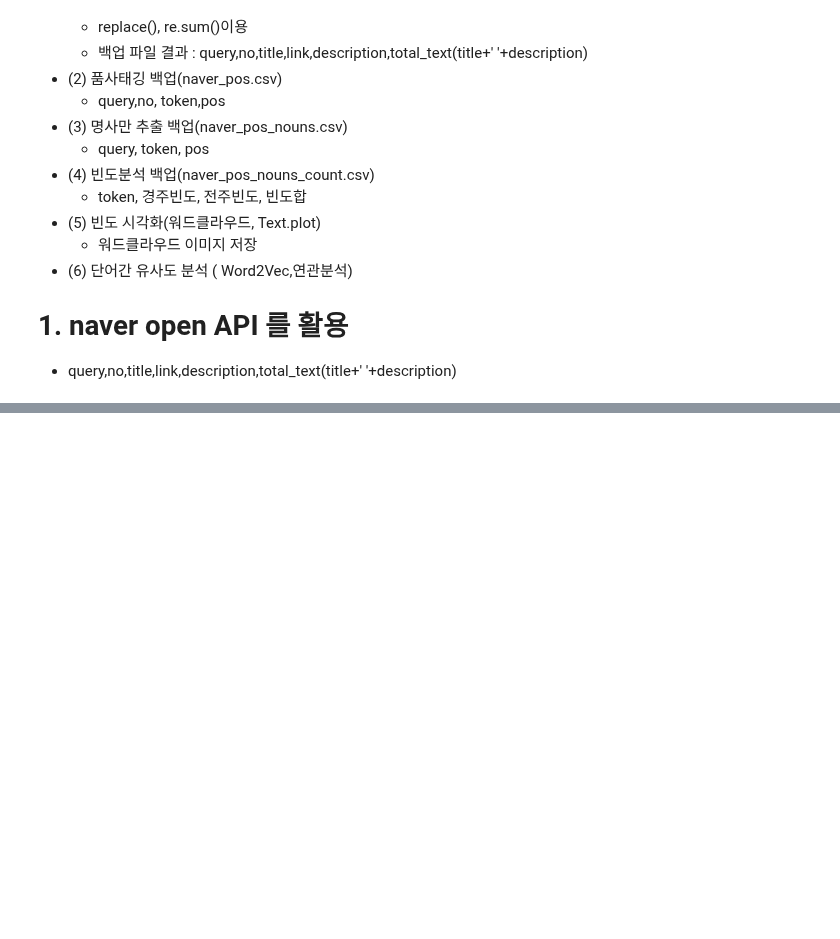
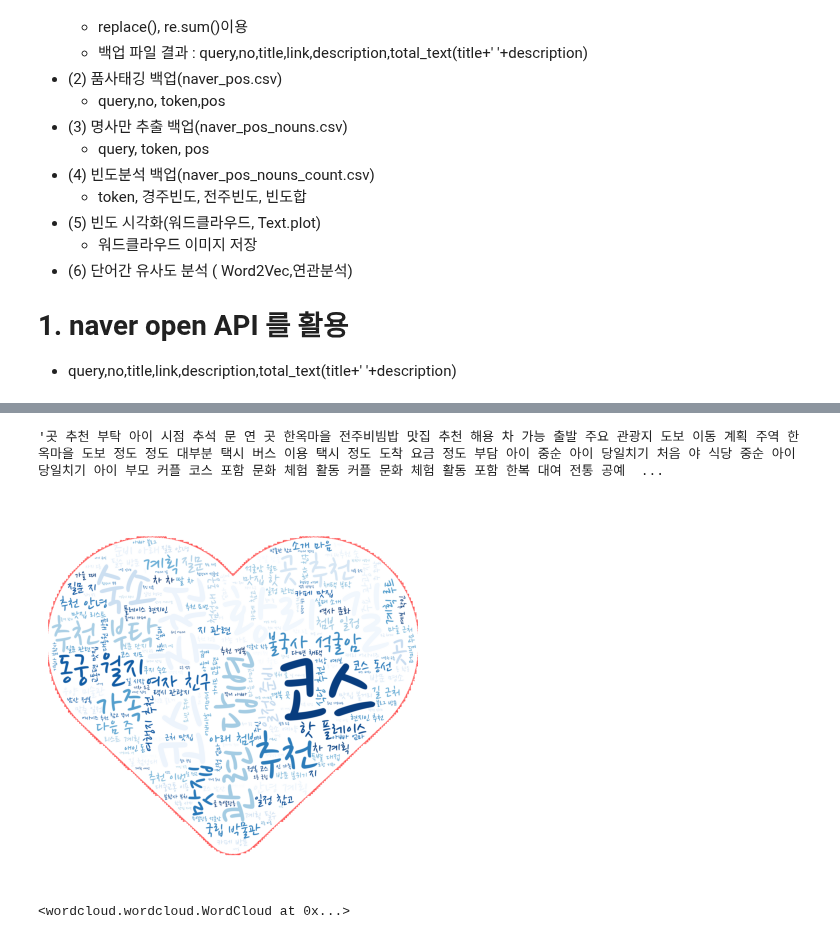
Before and after one commit to jaynano44/ai, a Jupyter notebook: source/07_자연어처리/ch3_한글형태소분석_시각화_유사도분석_Quiz.ipynb, the cells around one changed output, grey strips where cells are left out. Cells and saved outputs as stored; diff of their text form; code cells hidden in the pictures; blank space fills up the shorter version.

```diff
--- a/source/07_자연어처리/ch3_한글형태소분석_시각화_유사도분석_Quiz.ipynb
+++ b/source/07_자연어처리/ch3_한글형태소분석_시각화_유사도분석_Quiz.ipynb
@@ -35,0 +310,3 @@ table.dataframe{font-size:12px;}
+# %%
+df_nouns = pd.read_csv('data/naver_pos_nouns.csv',encoding='cp949')
+df_nouns.loc[::3000]
@@ -35,0 +321,36 @@ table.dataframe{font-size:12px;}
+# %%
+df_gj_noun_list = df_nouns.loc[df_nouns['query']=='경주 여행','token'].to_list()
+df_jj_noun_list = df_nouns.loc[df_nouns['query']=='전주 여행','token'].to_list()
+gj_text = ' '.join(df_gj_noun_list)
+jj_text = ' '.join(df_jj_noun_list)
+# %% [output]
+'곳 추천 부탁 아이 시점 추석 문 연 곳 한옥마을 전주비빔밥 맛집 추천 해용 차 가능 출발 주요 관광지 도보 이동 계획 주역 한옥마을 도보 정도 정도 대부분 택시 버스 이용 택시 정도 도착 요금 정도 부담 아이 중순 아이 당일치기 처음 야 식당 중순 아이 당일치기 아이 부모 커플 코스 포함 문화 체험 활동 커플 문화 체험 활동 포함 한복 대여 전통 공예  ...
+# %%
+import numpy as np
+from PIL import Image
+from wordcloud import WordCloud
+import matplotlib.pyplot as plt
+img = Image.open('data/heart.jpg')
+mask = np.array(img)
+# 불용어 = {'길'}
+wordcloud = WordCloud(
+    font_path = 'data/NanumPenScript-Regular.ttf',
+    background_color = 'white',
+    colormap='Blues',
+    collocations=True, # 특정 단어가 자주 같이 나오면 같이 뿌려 ex. 황리단길
+    max_words=200,
+    scale=2, # 이미지 크기의 비율(파일 저장시)
+    mask= mask,
+    contour_color='red',
+    contour_width=1
+).generate(gj_text)
+plt.imshow(wordcloud)
+plt.axis('off')
+plt.show()
+# %% [output]
+[figure, added]
+# %%
+# 생성된 wordcloud 저장
+wordcloud.to_file('data/naver_경주.jpg')
+# %% [output]
+<wordcloud.wordcloud.WordCloud at 0x...>
```
Also changed, not shown: parts of 43 cells of this notebook, 8 other files.
